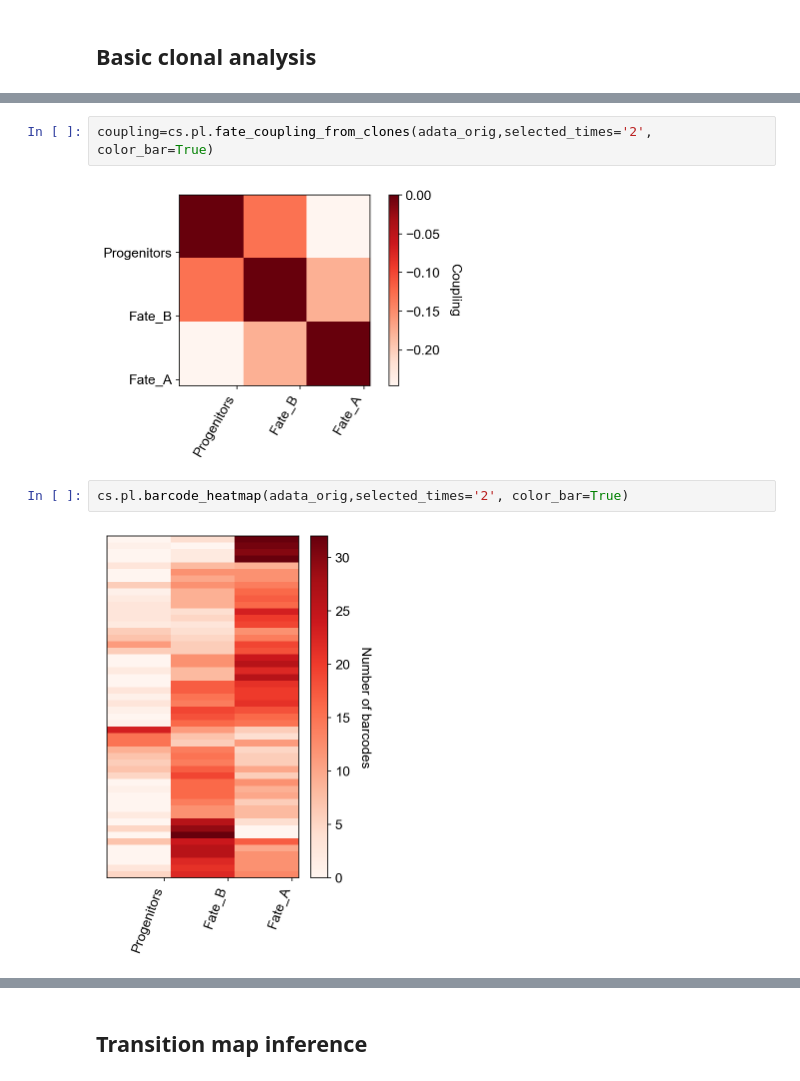
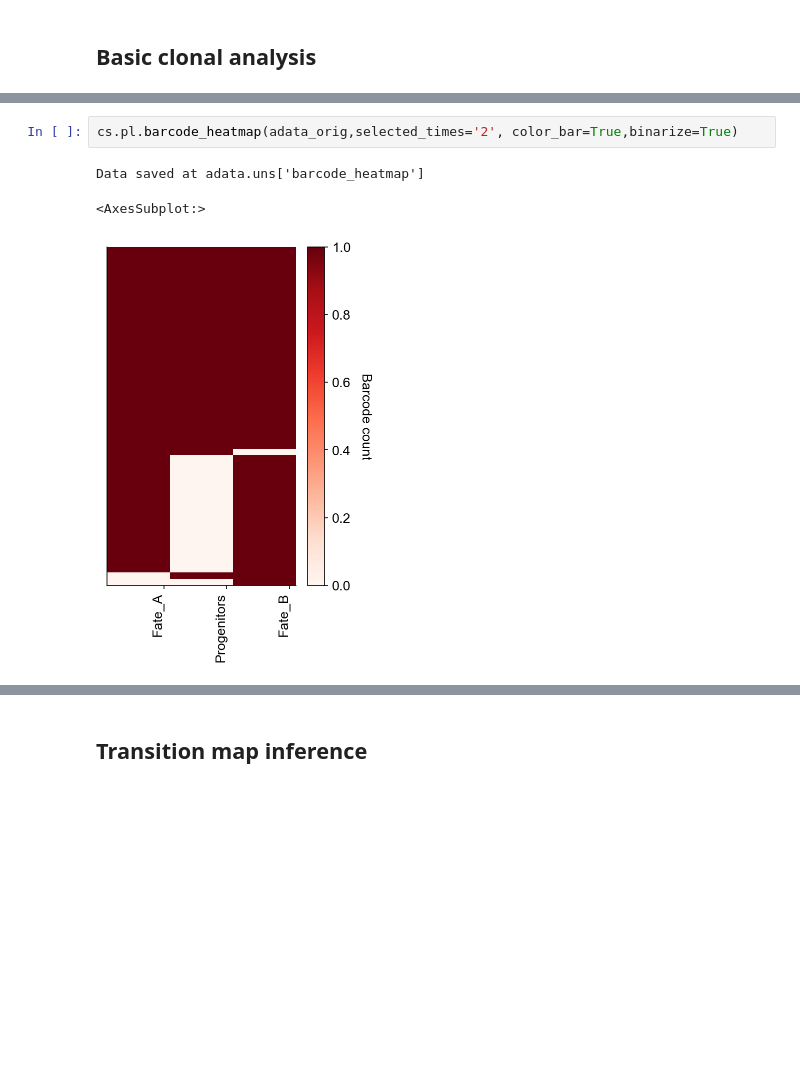
Before and after one commit to AllonKleinLab/cospar, a Jupyter notebook: docs/source/20210120_bifurcation_model_static_barcoding.ipynb, the cells around one changed output, grey strips where cells are left out. Saved outputs shown, nothing was run; the diff lists cells and outputs as text; blank space fills up the shorter version.

```diff
--- a/docs/source/20210120_bifurcation_model_static_barcoding.ipynb
+++ b/docs/source/20210120_bifurcation_model_static_barcoding.ipynb
@@ -47,8 +47,6 @@ cs.pl.clones_on_manifold(adata_orig,selected_clone_list=[1])
 # %%
-coupling=cs.pl.fate_coupling_from_clones(adata_orig,selected_times='2', color_bar=True)
+cs.pl.barcode_heatmap(adata_orig,selected_times='2', color_bar=True,binarize=True)
 # %% [output]
+Data saved at adata.uns['barcode_heatmap']
+<AxesSubplot:>
-[figure, old version]
+[figure, new version]
-# %%
-cs.pl.barcode_heatmap(adata_orig,selected_times='2', color_bar=True)
-# %% [output]
-[figure, removed]
```
Also changed, not shown: parts of 14 cells of this notebook, 2 other files.
